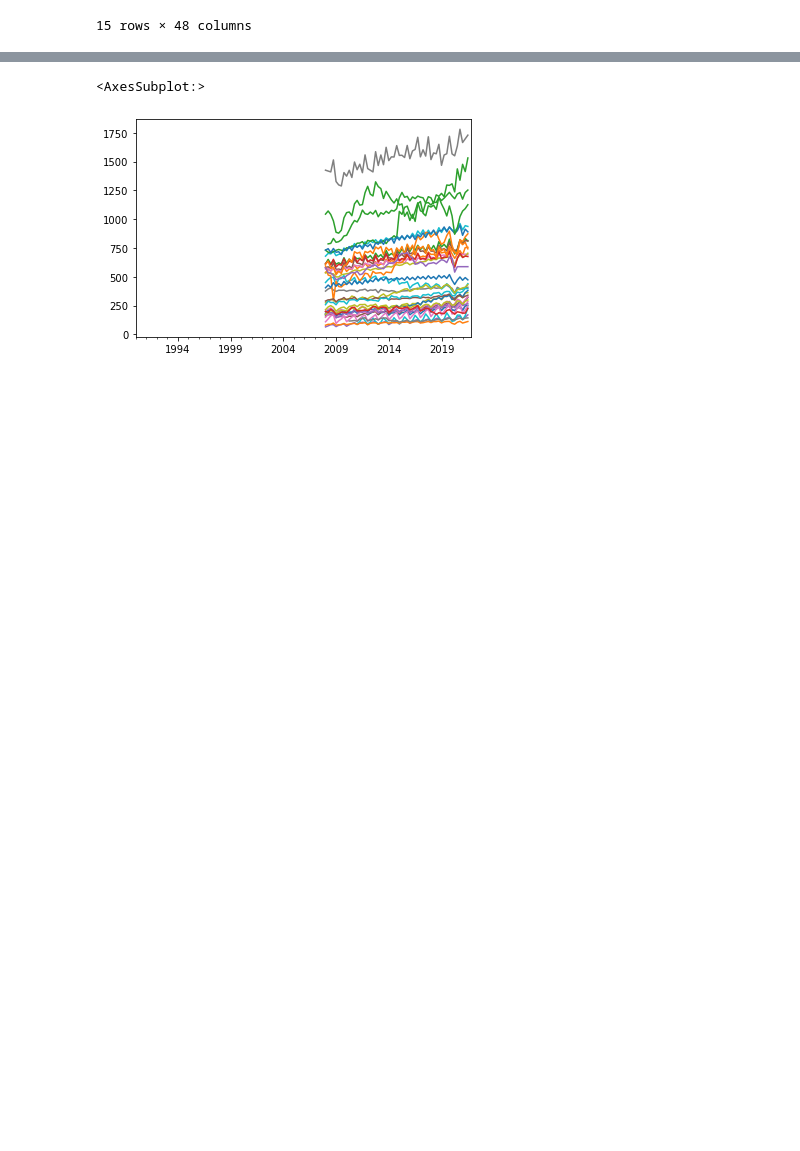
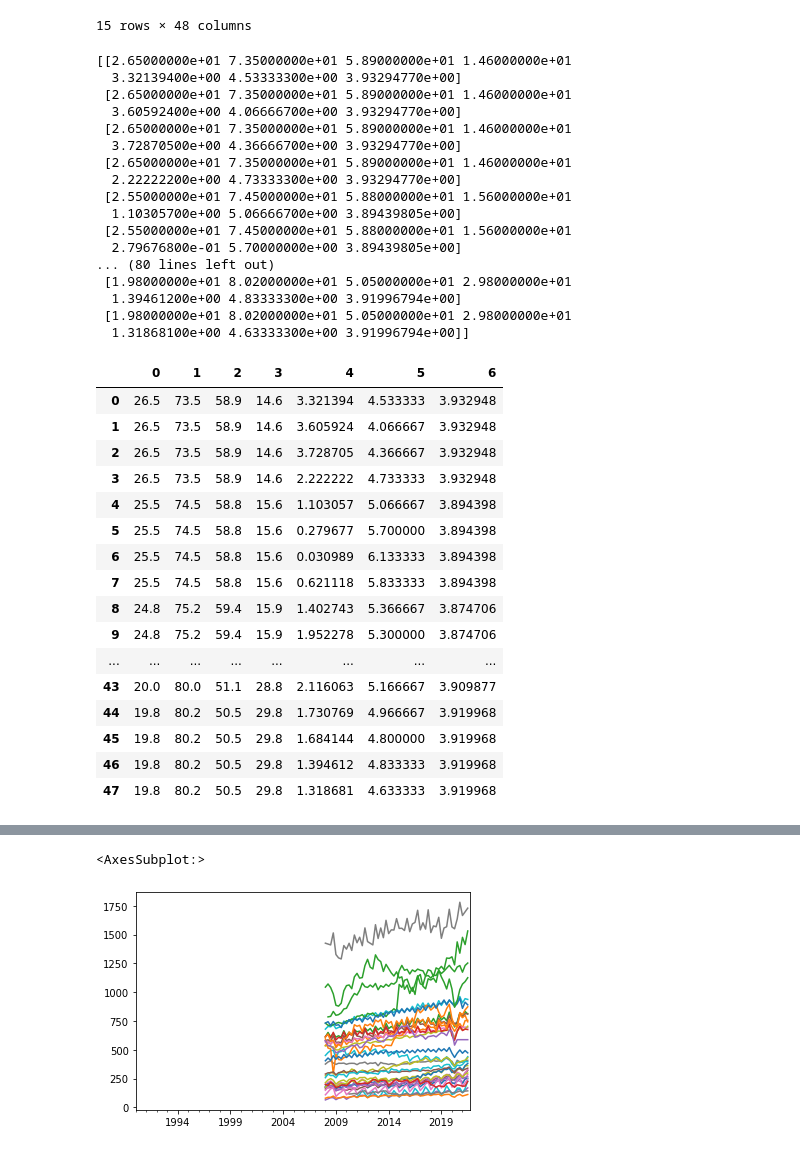
Before and after one commit to nisa-bayraktar/european_productivity, a Jupyter notebook: combined_features.ipynb, the cells around one changed output, grey strips where cells are left out. Cells and saved outputs as stored; diff of their text form; code cells hidden in the pictures; blank space fills up the shorter version.

```diff
--- a/combined_features.ipynb
+++ b/combined_features.ipynb
@@ -305,6 +307,44 @@ matched_dfs[1]
 | Slovenia | 257.308811 | 288.541549 | 276.037821 | 276.982584 | 256.623259 | 287.172253 | 284.205408 | 284.984547 | 263.069771 | 296.676169 | ... | ... |
 | Spain | 404.288417 | 428.318029 | 407.299761 | 448.923237 | 417.554579 | 441.016492 | 422.911119 | 459.404170 | 432.763968 | 454.549890 | ... | ... |
 15 rows × 48 columns
+# %%
+print(data[0, :, 2:])
+pd.DataFrame(data[0, :, 2:])
+# %% [output]
+[[2.65000000e+01 7.35000000e+01 5.89000000e+01 1.46000000e+01
+  3.32139400e+00 4.53333300e+00 3.93294770e+00]
+ [2.65000000e+01 7.35000000e+01 5.89000000e+01 1.46000000e+01
+  3.60592400e+00 4.06666700e+00 3.93294770e+00]
+ [2.65000000e+01 7.35000000e+01 5.89000000e+01 1.46000000e+01
+  3.72870500e+00 4.36666700e+00 3.93294770e+00]
+ [2.65000000e+01 7.35000000e+01 5.89000000e+01 1.46000000e+01
+  2.22222200e+00 4.73333300e+00 3.93294770e+00]
+ [2.55000000e+01 7.45000000e+01 5.88000000e+01 1.56000000e+01
+  1.10305700e+00 5.06666700e+00 3.89439805e+00]
+ [2.55000000e+01 7.45000000e+01 5.88000000e+01 1.56000000e+01
+  2.79676800e-01 5.70000000e+00 3.89439805e+00]
+... (80 lines left out)
+ [1.98000000e+01 8.02000000e+01 5.05000000e+01 2.98000000e+01
+  1.39461200e+00 4.83333300e+00 3.91996794e+00]
+ [1.98000000e+01 8.02000000e+01 5.05000000e+01 2.98000000e+01
+  1.31868100e+00 4.63333300e+00 3.91996794e+00]]
+|  | 0 | 1 | 2 | 3 | 4 | 5 | 6 |
+| 0 | 26.5 | 73.5 | 58.9 | 14.6 | 3.321394 | 4.533333 | 3.932948 |
+| 1 | 26.5 | 73.5 | 58.9 | 14.6 | 3.605924 | 4.066667 | 3.932948 |
+| 2 | 26.5 | 73.5 | 58.9 | 14.6 | 3.728705 | 4.366667 | 3.932948 |
+| 3 | 26.5 | 73.5 | 58.9 | 14.6 | 2.222222 | 4.733333 | 3.932948 |
+| 4 | 25.5 | 74.5 | 58.8 | 15.6 | 1.103057 | 5.066667 | 3.894398 |
+| 5 | 25.5 | 74.5 | 58.8 | 15.6 | 0.279677 | 5.700000 | 3.894398 |
+| 6 | 25.5 | 74.5 | 58.8 | 15.6 | 0.030989 | 6.133333 | 3.894398 |
+| 7 | 25.5 | 74.5 | 58.8 | 15.6 | 0.621118 | 5.833333 | 3.894398 |
+| 8 | 24.8 | 75.2 | 59.4 | 15.9 | 1.402743 | 5.366667 | 3.874706 |
+| 9 | 24.8 | 75.2 | 59.4 | 15.9 | 1.952278 | 5.300000 | 3.874706 |
+| ... | ... | ... | ... | ... | ... | ... | ... |
+| 43 | 20.0 | 80.0 | 51.1 | 28.8 | 2.116063 | 5.166667 | 3.909877 |
+| 44 | 19.8 | 80.2 | 50.5 | 29.8 | 1.730769 | 4.966667 | 3.919968 |
+| 45 | 19.8 | 80.2 | 50.5 | 29.8 | 1.684144 | 4.800000 | 3.919968 |
+| 46 | 19.8 | 80.2 | 50.5 | 29.8 | 1.394612 | 4.833333 | 3.919968 |
+| 47 | 19.8 | 80.2 | 50.5 | 29.8 | 1.318681 | 4.633333 | 3.919968 |
 # %%
 dfs = [per_employee_df, per_HW_df] + education_dfs + [inf_df, unem_df, dep_quarterly_df]
 extended_dfs = extend_df(dfs)
```
Also changed, not shown: parts of 19 cells of this notebook.
